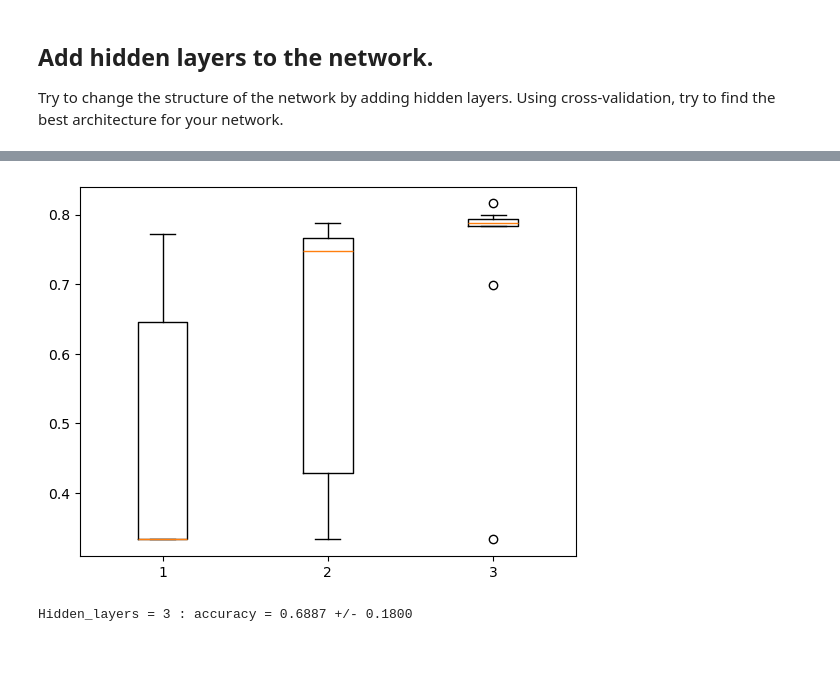
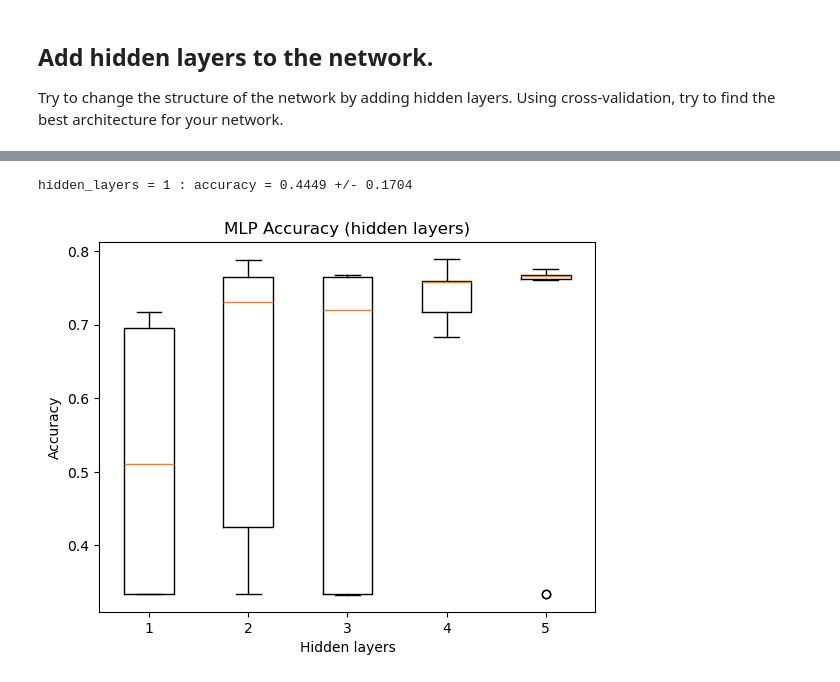
Before and after one commit to Raspberree/info-h-501, a Jupyter notebook: docs/LABS/ML2_Neural_Networks.ipynb, the cells around one changed output, grey strips where cells are left out. Cells and saved outputs as stored; diff of their text form; code cells hidden in the pictures; blank space fills up the shorter version.

```diff
--- a/docs/LABS/ML2_Neural_Networks.ipynb
+++ b/docs/LABS/ML2_Neural_Networks.ipynb
@@ -67,11 +67,11 @@ Try to change the structure of the network by adding hidden layers. Using cross-
 ## -- Your code here -- ##
 import numpy as np
 
-all_splits = []
+all_splits_200 = []
 
-for hl in [1,2,3]:
+for hl in [1,2,3,4,5]:
     clf = MLPClassifier(hidden_layer_sizes=(100,hl))
     cv_splits = cross_val_score(estimator=clf, X=X_train, y=y_train, cv=10)
     print(f"hidden_layers = {hl} : accuracy = {np.mean(cv_splits):.04f} +/- {np.std(cv_splits):.04f}")
-    all_splits.append(cv_splits)
+    all_splits_200.append(cv_splits)
 # %% [output]
@@ -81,25 +96,23 @@ hidden_layers = 3 : accuracy = 0.7379 +/- 0.1381
+# %%
+all_splits_5000 = []
+
+for hl in [1,2,3,4,5]:
+    clf = MLPClassifier(hidden_layer_sizes=(100,hl), max_iter=5000)
+    cv_splits = cross_val_score(estimator=clf, X=X_train, y=y_train, cv=10)
+    print(f"hidden_layers = {hl} : accuracy = {np.mean(cv_splits):.04f} +/- {np.std(cv_splits):.04f}")
+    all_splits_5000.append(cv_splits)
+# %% [output]
+hidden_layers = 1 : accuracy = 0.4449 +/- 0.1704
 # %%
 import matplotlib.pyplot as plt
 
 
 plt.figure()
 plt.boxplot(all_splits)
+
+plt.title("MLP Accuracy (hidden layers)")
+plt.xlabel("Hidden layers")
+plt.ylabel("Accuracy")
 plt.show()
 # %% [output]
-[figure, old version]
+[figure, new version]
-# %%
-all_test_scores = []
-best_hl = 3
-
-
-
-for _ in range (10):
-    clf = MLPClassifier(hidden_layer_sizes=(100,best_hl))
-    clf.fit(X=X_train, y=y_train)
-    preds = clf.predict(X=X_test)
-    score = accuracy_score(y_true=y_test, y_pred=preds)
-    all_test_scores.append(score)
-
-print(f"Hidden_layers = {best_hl} : accuracy = {np.mean(all_test_scores):.04f} +/- {np.std(all_test_scores):.04f}")
-# %% [output]
-Hidden_layers = 3 : accuracy = 0.6887 +/- 0.1800
```
Also changed, not shown: parts of 6 cells of this notebook, 5 other files.
